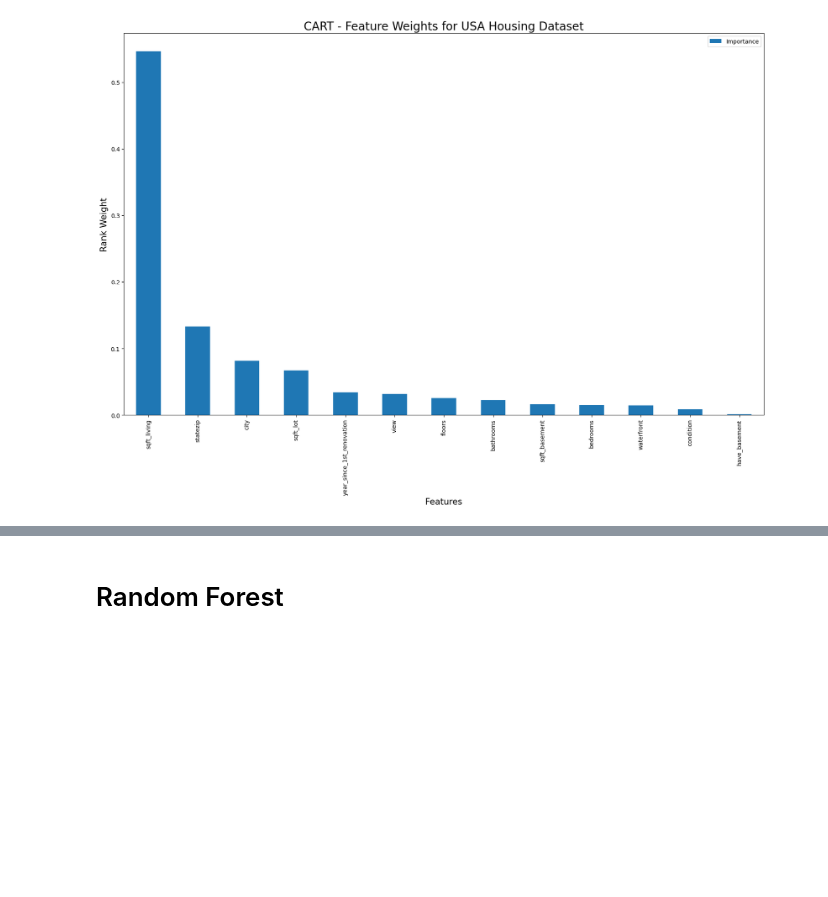
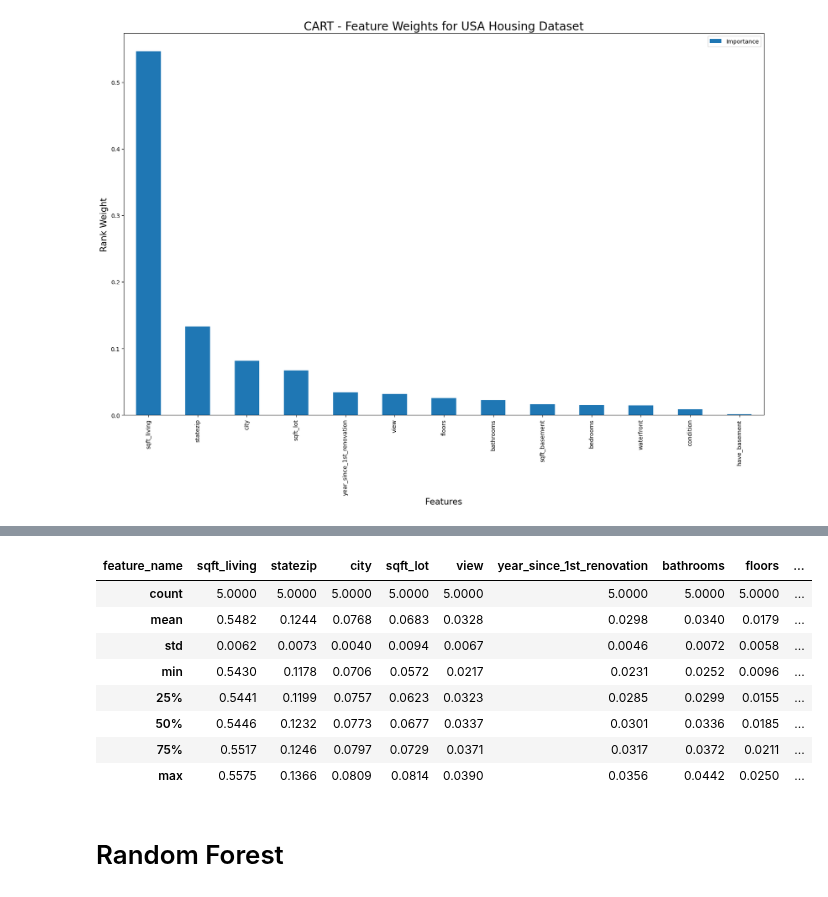
Before and after one commit to jorgedelpozolerida/KDS_Statistics_GroupProject, a Jupyter notebook: src/cross_validation_USA/cross_validation_all.ipynb, the cells around one changed output, grey strips where cells are left out. Drawn from its saved outputs; the diff is of its cells as text; code cells hidden in the pictures; blank space fills up the shorter version.

```diff
--- a/src/cross_validation_USA/cross_validation_all.ipynb
+++ b/src/cross_validation_USA/cross_validation_all.ipynb
@@ -126,0 +127,5 @@ have_basement                    0.00
+# %%
+df_CART = pd.read_csv('../../data/cross_validation_USA/cv_CART.csv')
+df_CART = df_CART.set_index('feature_name').transpose()
+
+df_CART
@@ -127,3 +139,15 @@ have_basement                    0.00
+# %%
+df_CART.describe()
+# %% [output]
+| feature_name | sqft_living | statezip | city | sqft_lot | view | year_since_1st_renovation | bathrooms | floors | ... |
+| count | 5.0000 | 5.0000 | 5.0000 | 5.0000 | 5.0000 | 5.0000 | 5.0000 | 5.0000 | ... |
+| mean | 0.5482 | 0.1244 | 0.0768 | 0.0683 | 0.0328 | 0.0298 | 0.0340 | 0.0179 | ... |
+| std | 0.0062 | 0.0073 | 0.0040 | 0.0094 | 0.0067 | 0.0046 | 0.0072 | 0.0058 | ... |
+| min | 0.5430 | 0.1178 | 0.0706 | 0.0572 | 0.0217 | 0.0231 | 0.0252 | 0.0096 | ... |
+| 25% | 0.5441 | 0.1199 | 0.0757 | 0.0623 | 0.0323 | 0.0285 | 0.0299 | 0.0155 | ... |
+| 50% | 0.5446 | 0.1232 | 0.0773 | 0.0677 | 0.0337 | 0.0301 | 0.0336 | 0.0185 | ... |
+| 75% | 0.5517 | 0.1246 | 0.0797 | 0.0729 | 0.0371 | 0.0317 | 0.0372 | 0.0211 | ... |
+| max | 0.5575 | 0.1366 | 0.0809 | 0.0814 | 0.0390 | 0.0356 | 0.0442 | 0.0250 | ... |
 # %% [markdown]
 # Random Forest
 # %%
```
Also changed, not shown: parts of 7 cells of this notebook, 1 other file.
